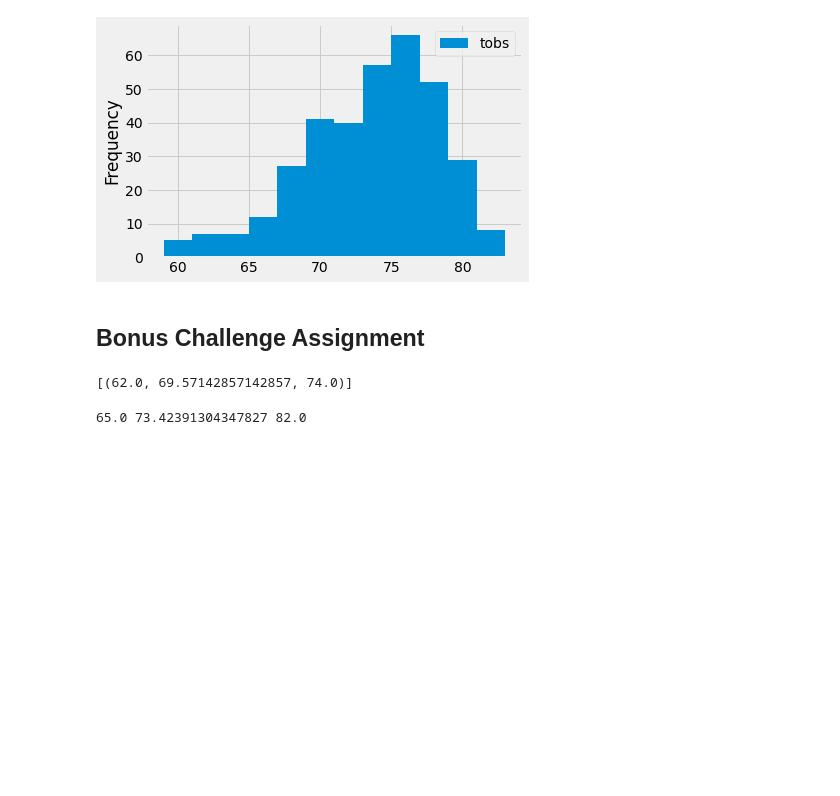
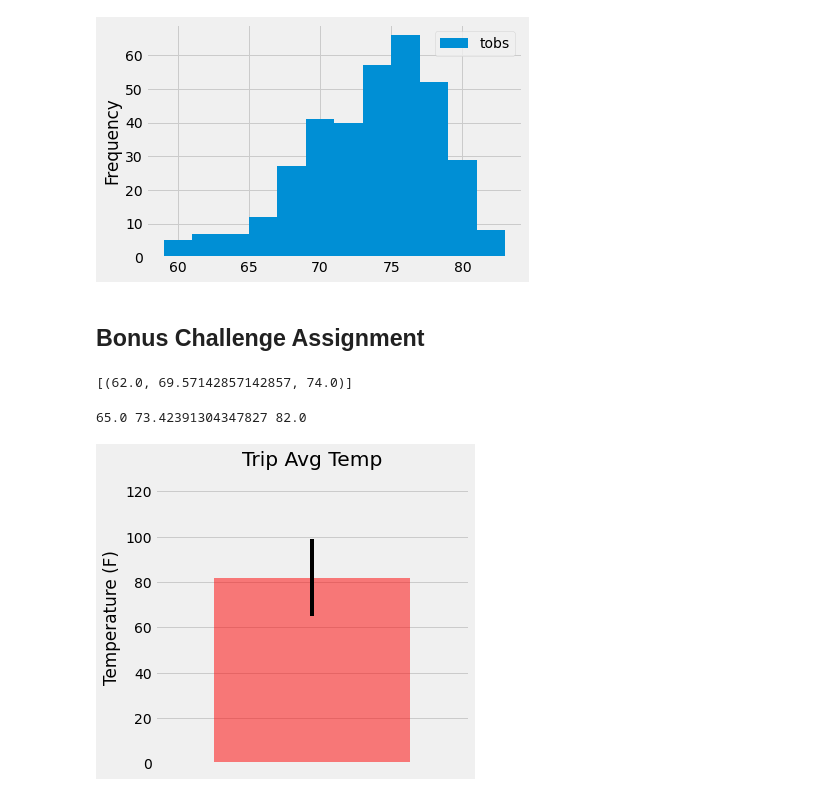
Before and after one commit to ramses93/sqlalchemy-challenge, a Jupyter notebook: climate_starter.ipynb, the cells around one changed output. Saved outputs shown, nothing was run; the diff lists cells and outputs as text; code cells hidden in the pictures; blank space fills up the shorter version.

```diff
--- a/climate_starter.ipynb
+++ b/climate_starter.ipynb
@@ -178,14 +178,16 @@ print(tmin, tavg, tmax)
 # %%
 # Plot the results from your previous query as a bar chart.
 # Use "Trip Avg Temp" as your Title
 # Use the average temperature for the y value
 # Use the peak-to-peak (tmax-tmin) value as the y error bar (yerr)
-fig, axes = plt.subplots(figsize =plt.figaspect(2.))
-yerr = tmax-tmin
-ax.bar(1, tmax, yerr=yerr, alpha=0.5, color='coral', align="center")
-ax.set(xticks=range(1), xticklabels="a", title="Trip Avg Temp", ylabel="Temp (F)")
-ax.margins(.3, .3)
+fig, axes = plt.subplots(figsize = (5,5))
+temp_error = tmax-tmin
+axes.bar(1, tmax, yerr = temp_error, alpha = 0.5, color = 'red', align = "center")
+axes.set(xticks = range(1), xticklabels = "a", title = "Trip Avg Temp", ylabel = "Temperature (F)")
+axes.margins(.3, .3)
 fig.show()
+# %% [output]
+[figure, added]
 # %%
 # Calculate the total amount of rainfall per weather station for your trip dates using the previous year's matching dates.
 # Sort this in descending order by precipitation amount and list the station, name, latitude, longitude, and elevation
```
Also changed, not shown: parts of 1 cell of this notebook.
